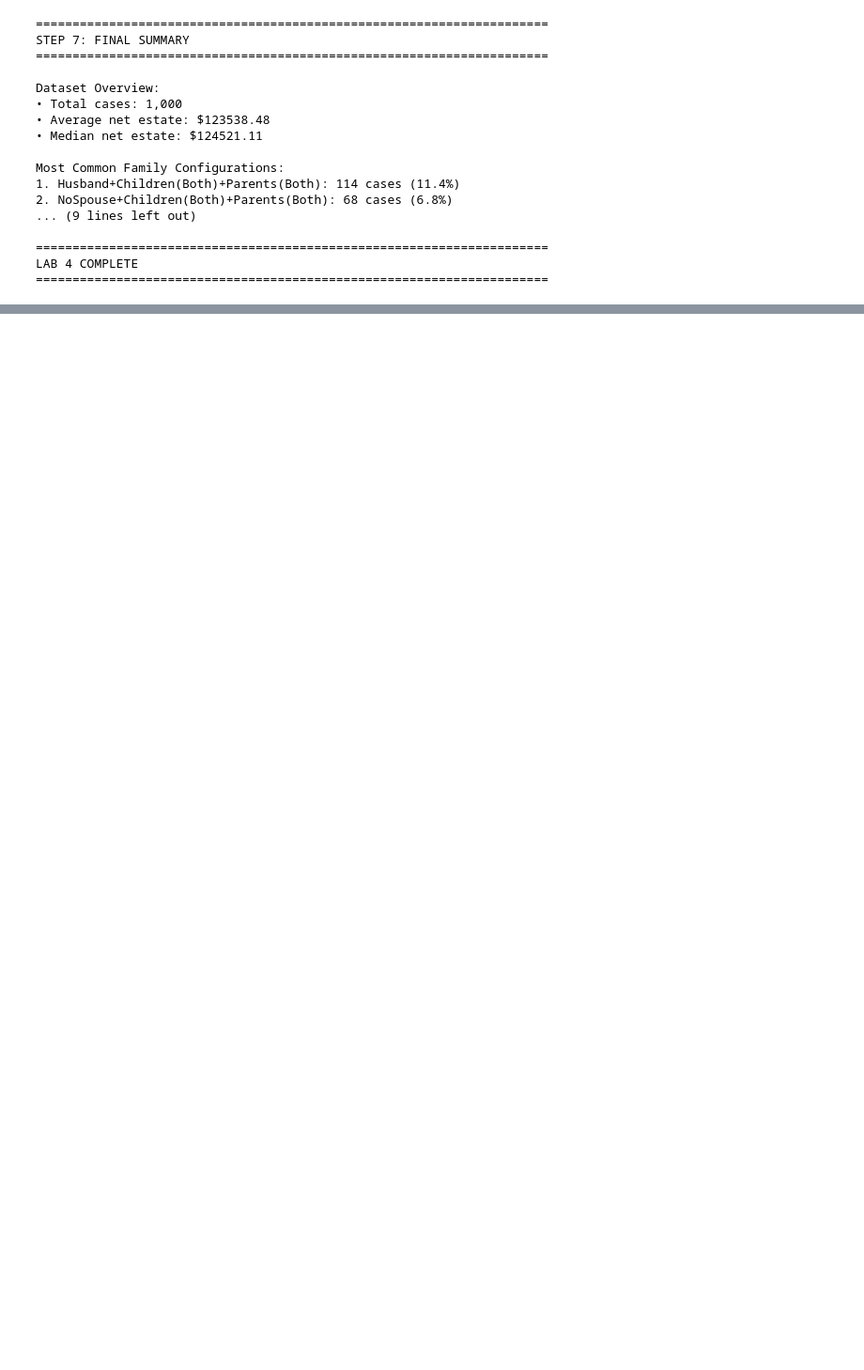
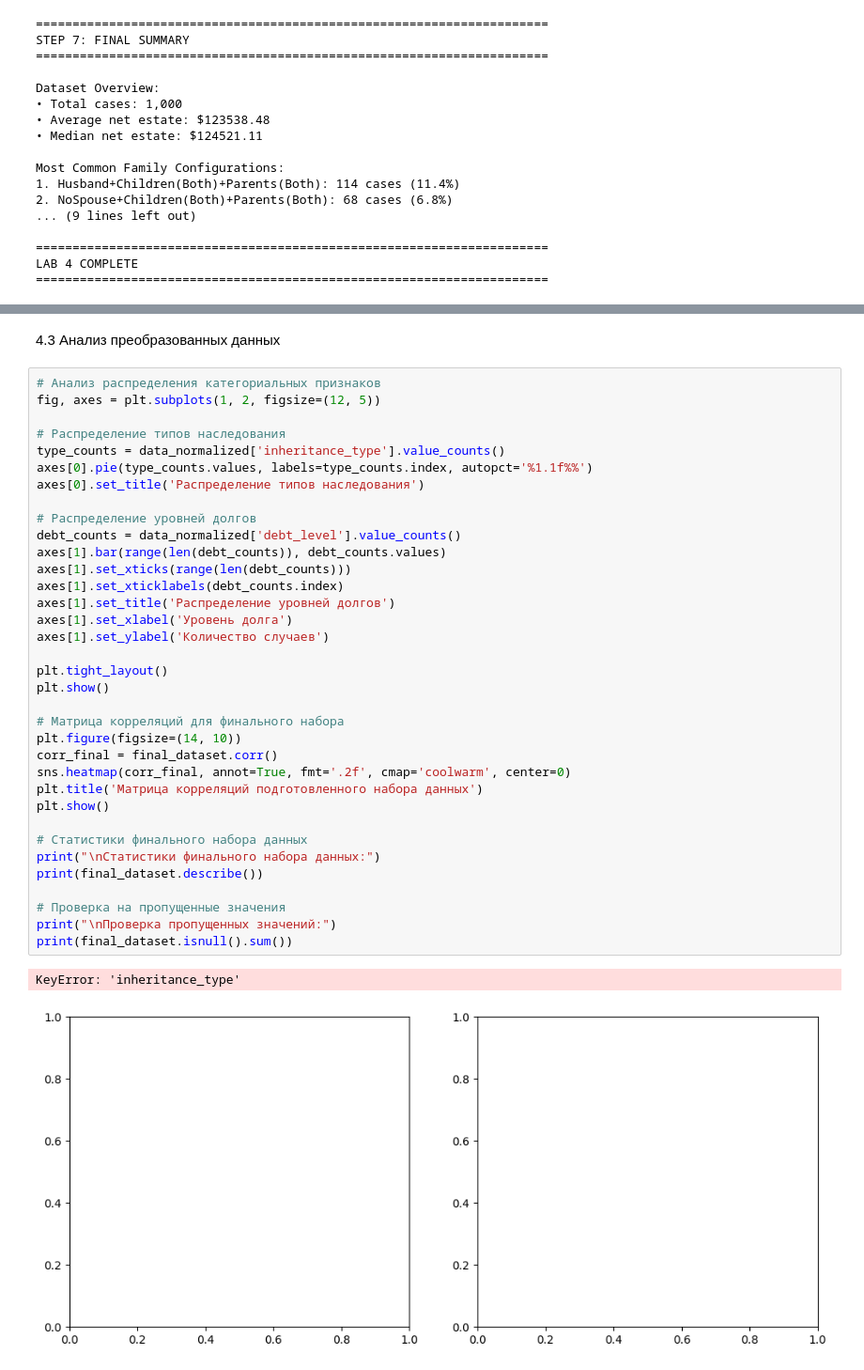
Before and after one commit to Altaieb-Mohammed/lab_2corse, a Jupyter notebook: lab2_3_4.ipynb, the cells around one changed output, grey strips where cells are left out. Shown at 94% size. Saved outputs shown, nothing was run; the diff lists cells and outputs as text; blank space fills up the shorter version.

```diff
--- a/lab2_3_4.ipynb
+++ b/lab2_3_4.ipynb
@@ -1493,0 +1717,40 @@ LAB 4 COMPLETE
+# %% [markdown]
+4.3 Анализ преобразованных данных
+# %%
+# Анализ распределения категориальных признаков
+fig, axes = plt.subplots(1, 2, figsize=(12, 5))
+
+# Распределение типов наследования
+type_counts = data_normalized['inheritance_type'].value_counts()
+axes[0].pie(type_counts.values, labels=type_counts.index, autopct='%1.1f%%')
+axes[0].set_title('Распределение типов наследования')
+
+# Распределение уровней долгов
+debt_counts = data_normalized['debt_level'].value_counts()
+axes[1].bar(range(len(debt_counts)), debt_counts.values)
+axes[1].set_xticks(range(len(debt_counts)))
+axes[1].set_xticklabels(debt_counts.index)
+axes[1].set_title('Распределение уровней долгов')
+axes[1].set_xlabel('Уровень долга')
+axes[1].set_ylabel('Количество случаев')
+
+plt.tight_layout()
+plt.show()
+
+# Матрица корреляций для финального набора
+plt.figure(figsize=(14, 10))
+corr_final = final_dataset.corr()
+sns.heatmap(corr_final, annot=True, fmt='.2f', cmap='coolwarm', center=0)
+plt.title('Матрица корреляций подготовленного набора данных')
+plt.show()
+
+# Статистики финального набора данных
+print("\nСтатистики финального набора данных:")
+print(final_dataset.describe())
+
+# Проверка на пропущенные значения
+print("\nПроверка пропущенных значений:")
+print(final_dataset.isnull().sum())
+# %% [output]
+KeyError: 'inheritance_type'
+[figure, added]
```
Also changed, not shown: parts of 19 cells of this notebook.
